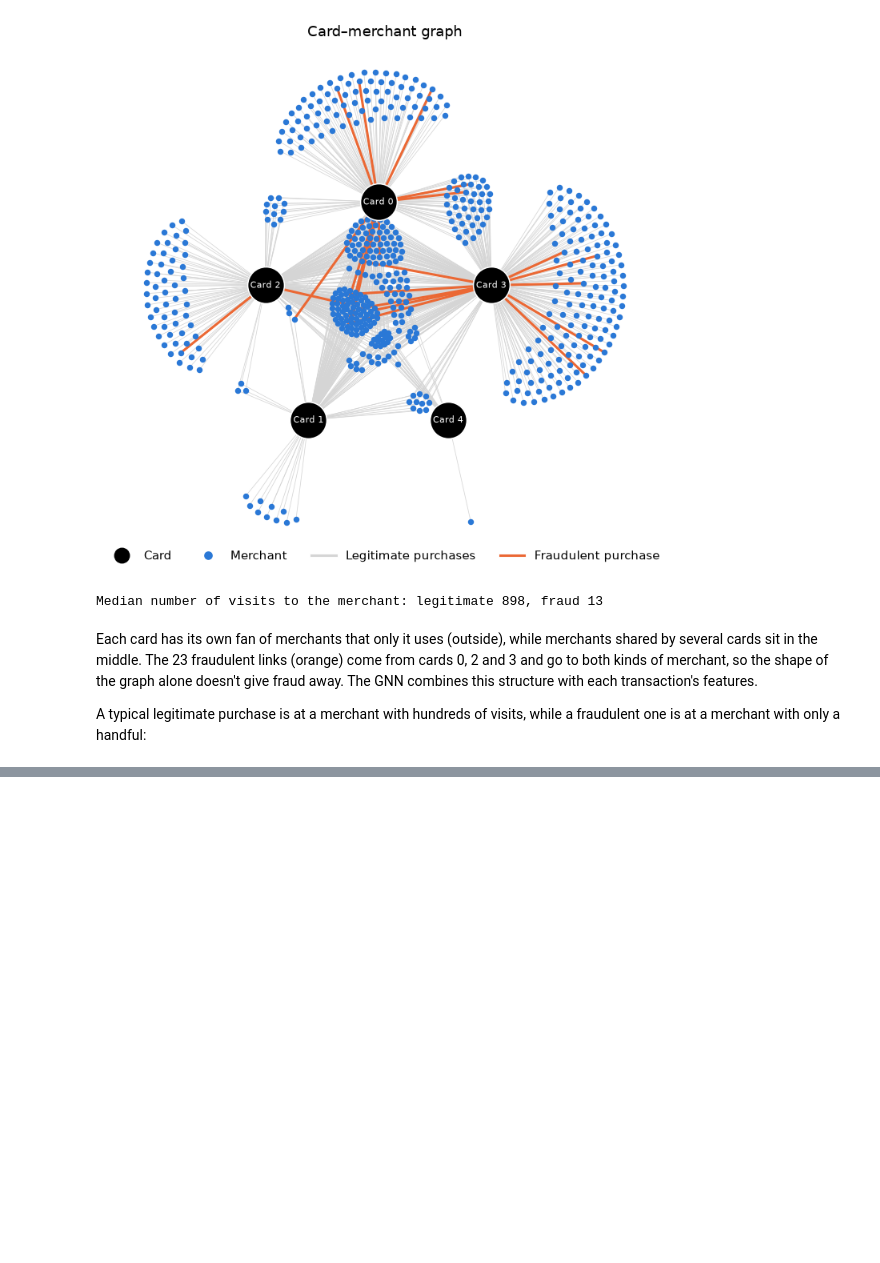
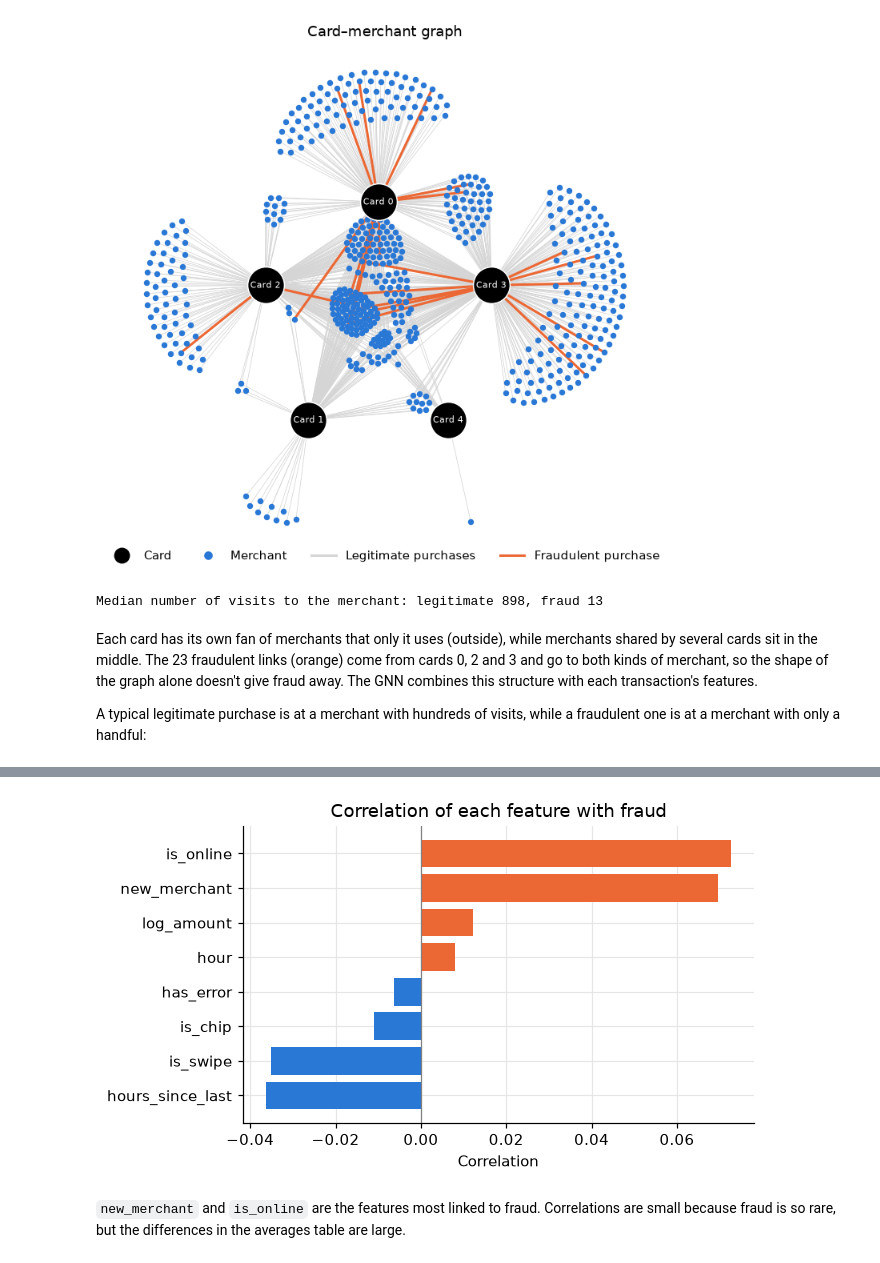
Before and after one commit to harryconnor/GNN-Fraud-Detection, a Jupyter notebook: Fraud_Detection_GNN.ipynb, the cells around one changed output, grey strips where cells are left out. Saved outputs shown, nothing was run; the diff lists cells and outputs as text; code cells hidden in the pictures; blank space fills up the shorter version.

Commit message:
Build node features and check correlation with fraud

```diff
--- a/Fraud_Detection_GNN.ipynb
+++ b/Fraud_Detection_GNN.ipynb
@@ -237,0 +250,15 @@ A typical legitimate purchase is at a merchant with hundreds of visits, while a
+# %%
+features = pd.DataFrame({
+    'log_amount': np.log1p(df['Amount'].abs()),
+    'hour': df['Datetime'].dt.hour,
+    'is_swipe': (df['Use Chip'] == 'Swipe').astype(int),
+    'is_chip': (df['Use Chip'] == 'Chip').astype(int),
+    'is_online': (df['Use Chip'] == 'Online').astype(int),
+    'has_error': (df['Errors?'] != 'None').astype(int),
+    'new_merchant': (df.groupby(['Card', 'Merchant Name']).cumcount() == 0).astype(int),
+    'hours_since_last': np.log1p(df.groupby('Card')['Datetime'].diff().dt.total_seconds().fillna(0) / 3600),
+})
+
+x = StandardScaler().fit_transform(features)
+y = df['Is Fraud?'].values
+features.groupby(y).mean().T.rename(columns={0: 'legitimate (avg)', 1: 'fraud (avg)'}).round(2)
@@ -237,0 +275,11 @@ A typical legitimate purchase is at a merchant with hundreds of visits, while a
+# %%
+corr = features.assign(is_fraud=y).corr()['is_fraud'].drop('is_fraud').sort_values()
+fig, ax = plt.subplots(figsize=(6, 3.5))
+ax.barh(corr.index, corr.values, color=[ORANGE if v > 0 else BLUE for v in corr.values])
+ax.axvline(0, color='grey', lw=0.8)
+ax.set(title='Correlation of each feature with fraud', xlabel='Correlation')
+plt.show()
+# %% [output]
+[figure, added]
+# %% [markdown]
+`new_merchant` and `is_online` are the features most linked to fraud. Correlations are small because fraud is so rare, but the differences in the averages table are large.
```
Also changed, not shown: parts of 2 cells of this notebook.
